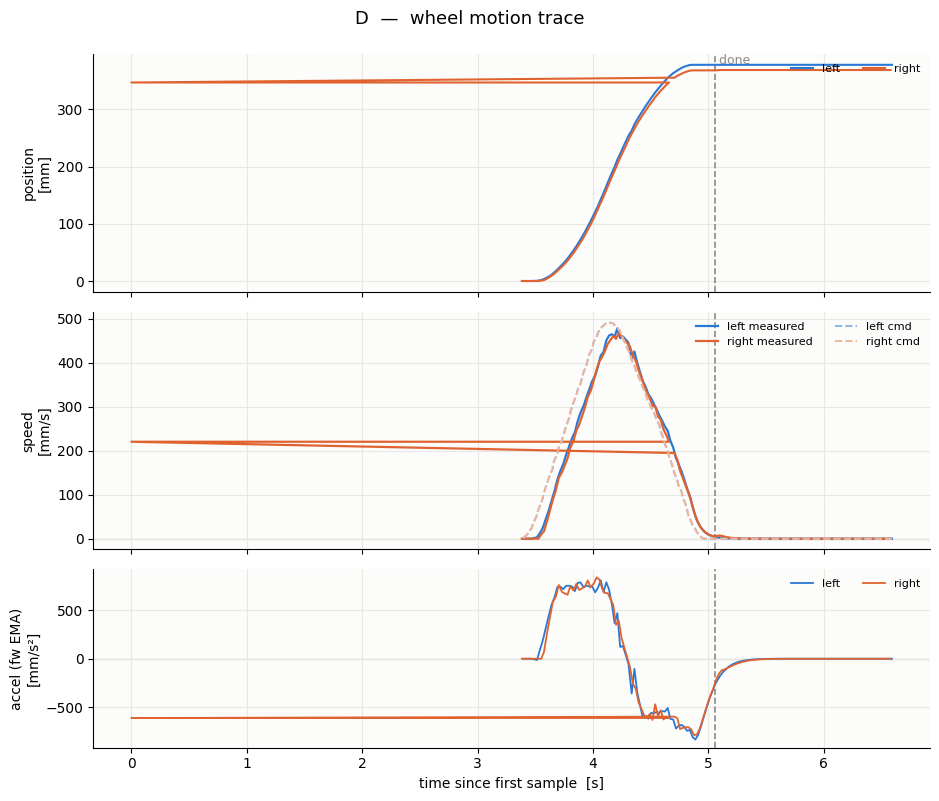
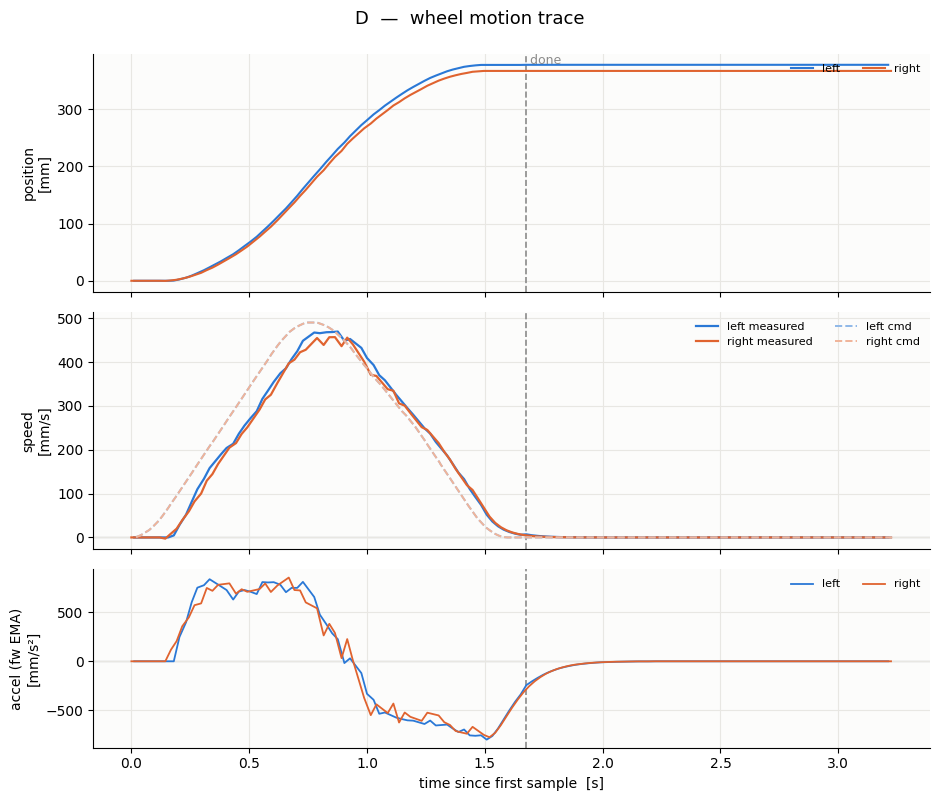
The change to this notebook cell's code, shown as a diff; its figure went from the first image to the second:
--- before
+++ after
@@ -1,10 +1,8 @@
 # --- Chart: position / speed (commanded vs measured) / acceleration -------
-# One figure per run, both wheels, plotted at each wheel's TRUE firmware
-# sample times (`ts=`): stale poll repeats are dropped and every point lands
-# at the instant the encoder was actually read -- so what raggedness remains
-# is REAL, not sampling aliasing. The SPEED panel overlays the commanded
-# setpoint (`cmd=`, dashed) on measured speed; the ACCEL panel is the
-# firmware's own EMA (`acc=`). The dashed vertical line marks the executor's
-# completion edge.
+# One figure per run, both wheels, every channel plotted at its TRUE
+# firmware time: measured channels at their wheel's `ts=` sample instants,
+# the commanded setpoint at the `now=` loop-pass instant it was COMMITTED.
+# Stale poll repeats are dropped, so what raggedness remains is REAL --
+# not sampling aliasing, not USB-CDC delivery jitter.
 import matplotlib.pyplot as plt
 
@@ -21,4 +19,5 @@
         return
     has_ts = "ts_l" in df.columns and (df["ts_l"] > 0).any()
+    has_now = "now" in df.columns and (df["now"] > 0).any()
     ts0 = ts_origin(df) if has_ts else None
 
@@ -31,7 +30,7 @@
         done_fw = (max(row["ts_l"], row["ts_r"]) - ts0) / 1000.0
 
-    def series(col, wheel):
+    def series(col, stamp_col):
         if has_ts:
-            return wheel_series(df, col, f"ts_{wheel}", ts0)
+            return wheel_series(df, col, stamp_col, ts0)
         return df["t"], df[col]
 
@@ -51,21 +50,21 @@
 
     # 1. position (per-wheel true sample times)
-    ax_pos.plot(*series("pos_l", "l"), color=LEFT, lw=1.5, label="left")
-    ax_pos.plot(*series("pos_r", "r"), color=RIGHT, lw=1.5, label="right")
+    ax_pos.plot(*series("pos_l", "ts_l"), color=LEFT, lw=1.5, label="left")
+    ax_pos.plot(*series("pos_r", "ts_r"), color=RIGHT, lw=1.5, label="right")
     ax_pos.set_ylabel("position\n[mm]")
 
-    # 2. speed: measured (solid, true sample times) + commanded (dashed)
+    # 2. speed: measured (solid, wheel sample times) + commanded (dashed,
+    #    loop-pass commit times -- receive-time placement kinked the ramps)
     ax_vel.axhline(0, color="#c9c9c9", lw=1.0, zorder=1)
-    ax_vel.plot(*series("vel_l", "l"), color=LEFT, lw=1.6, label="left measured")
-    ax_vel.plot(*series("vel_r", "r"), color=RIGHT, lw=1.6, label="right measured")
+    ax_vel.plot(*series("vel_l", "ts_l"), color=LEFT, lw=1.6, label="left measured")
+    ax_vel.plot(*series("vel_r", "ts_r"), color=RIGHT, lw=1.6, label="right measured")
     if "cmd_l" in df.columns:
-        # cmd updates every loop pass (not per wheel sample) -- place it at
-        # the freshest stamp each row carries.
-        if has_ts:
-            x_cmd = (df[["ts_l", "ts_r"]].max(axis=1) - ts0) / 1000.0
+        cmd_stamp = "now" if has_now else ("ts_l" if has_ts else None)
+        if cmd_stamp:
+            ax_vel.plot(*series("cmd_l", cmd_stamp), color=CMD_L, lw=1.4, ls="--", label="left cmd")
+            ax_vel.plot(*series("cmd_r", cmd_stamp), color=CMD_R, lw=1.4, ls="--", label="right cmd")
         else:
-            x_cmd = df["t"]
-        ax_vel.plot(x_cmd, df["cmd_l"], color=CMD_L, lw=1.4, ls="--", label="left cmd")
-        ax_vel.plot(x_cmd, df["cmd_r"], color=CMD_R, lw=1.4, ls="--", label="right cmd")
+            ax_vel.plot(df["t"], df["cmd_l"], color=CMD_L, lw=1.4, ls="--", label="left cmd")
+            ax_vel.plot(df["t"], df["cmd_r"], color=CMD_R, lw=1.4, ls="--", label="right cmd")
     ax_vel.set_ylabel("speed\n[mm/s]")
 
@@ -73,6 +72,6 @@
     ax_acc.axhline(0, color="#c9c9c9", lw=1.0, zorder=1)
     if "acc_l" in df.columns:
-        ax_acc.plot(*series("acc_l", "l"), color=LEFT, lw=1.3, label="left")
-        ax_acc.plot(*series("acc_r", "r"), color=RIGHT, lw=1.3, label="right")
+        ax_acc.plot(*series("acc_l", "ts_l"), color=LEFT, lw=1.3, label="left")
+        ax_acc.plot(*series("acc_r", "ts_r"), color=RIGHT, lw=1.3, label="right")
     ax_acc.set_ylabel("accel (fw EMA)\n[mm/s²]")
 

Commit: feat: now= loop-pass stamp on TLM + transport-frame integrity rejection (OOP)